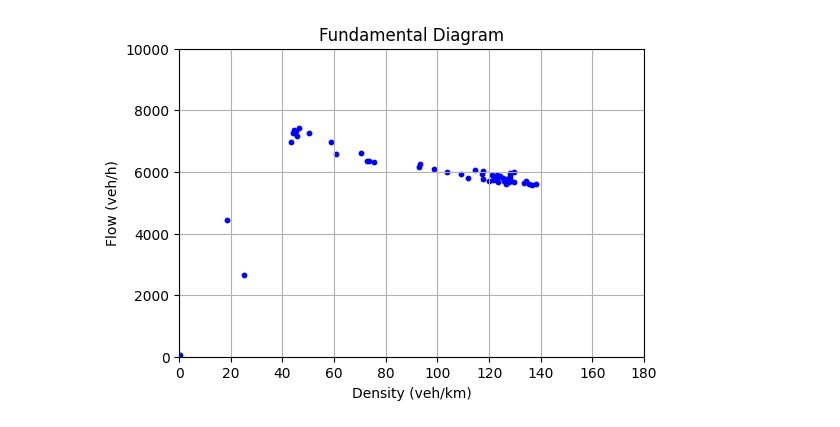
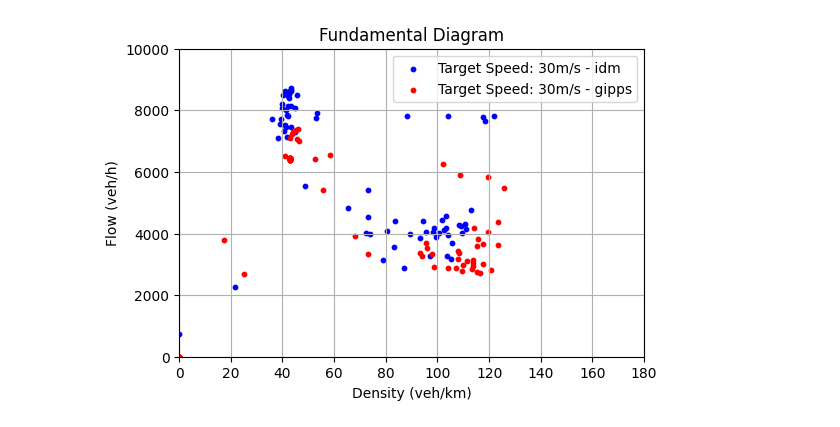
Before and after one commit to SHITIANYU-hue/SUMO-changing-lane-agent, a Jupyter notebook: results/analyze.ipynb, the cells around one changed output. Cells and saved outputs as stored; diff of their text form; code cells hidden in the pictures.

```diff
--- a/results/analyze.ipynb
+++ b/results/analyze.ipynb
@@ -47,0 +5,10 @@ array([   0.        ,    0.        ,  708.33333333, 2150.        ,
+# %%
+density_idm=np.load('/home/tianyu/code/SUMO-changing-lane-agent/Main7500Merge1250omar_average_density30_1.2_idm_freedepart_pos800_f100_inter100_w1800.npy')
+flow_idm=np.load('/home/tianyu/code/SUMO-changing-lane-agent/Main7500Merge1250omar_average_flow30_1.2_idm_freedepart_pos800_f100_inter100_w1800.npy')
+
+
+density_secrm=np.load('/home/tianyu/code/SUMO-changing-lane-agent/Main7500Merge1250omar_average_density30_1.2_Krauss_freedepart_pos800_f100_inter100_w1800.npy')
+flow_secrm=np.load('/home/tianyu/code/SUMO-changing-lane-agent/Main7500Merge1250omar_average_flow30_1.2_Krauss_freedepart_pos800_f100_inter100_w1800.npy')
+
+density_gipps=np.load('/home/tianyu/code/SUMO-changing-lane-agent/Main7500Merge1250omar_average_density30_1.2_Krauss_freedepart_pos800_f100_inter100_w1800.npy')
+flow_gipps=np.load('/home/tianyu/code/SUMO-changing-lane-agent/Main7500Merge1250omar_average_flow30_1.2_Krauss_freedepart_pos800_f100_inter100_w1800.npy')
@@ -260,4 +86,4 @@ array([5074.92217452, 5785.46676973, 4945.60320178, 5622.9636665 ,
 # %%
-plot_fundamental_diagram((3*np.array(data_l_30),30))
+plot_fundamental_diagram((3*np.array(data_l_30_idm),30,'idm'),(3*np.array(data_l_30_gipps),30,'gipps'))
 # %% [output]
-[figure, old version]
+[figure, new version]
```
Also changed, not shown: parts of 23 cells of this notebook.
